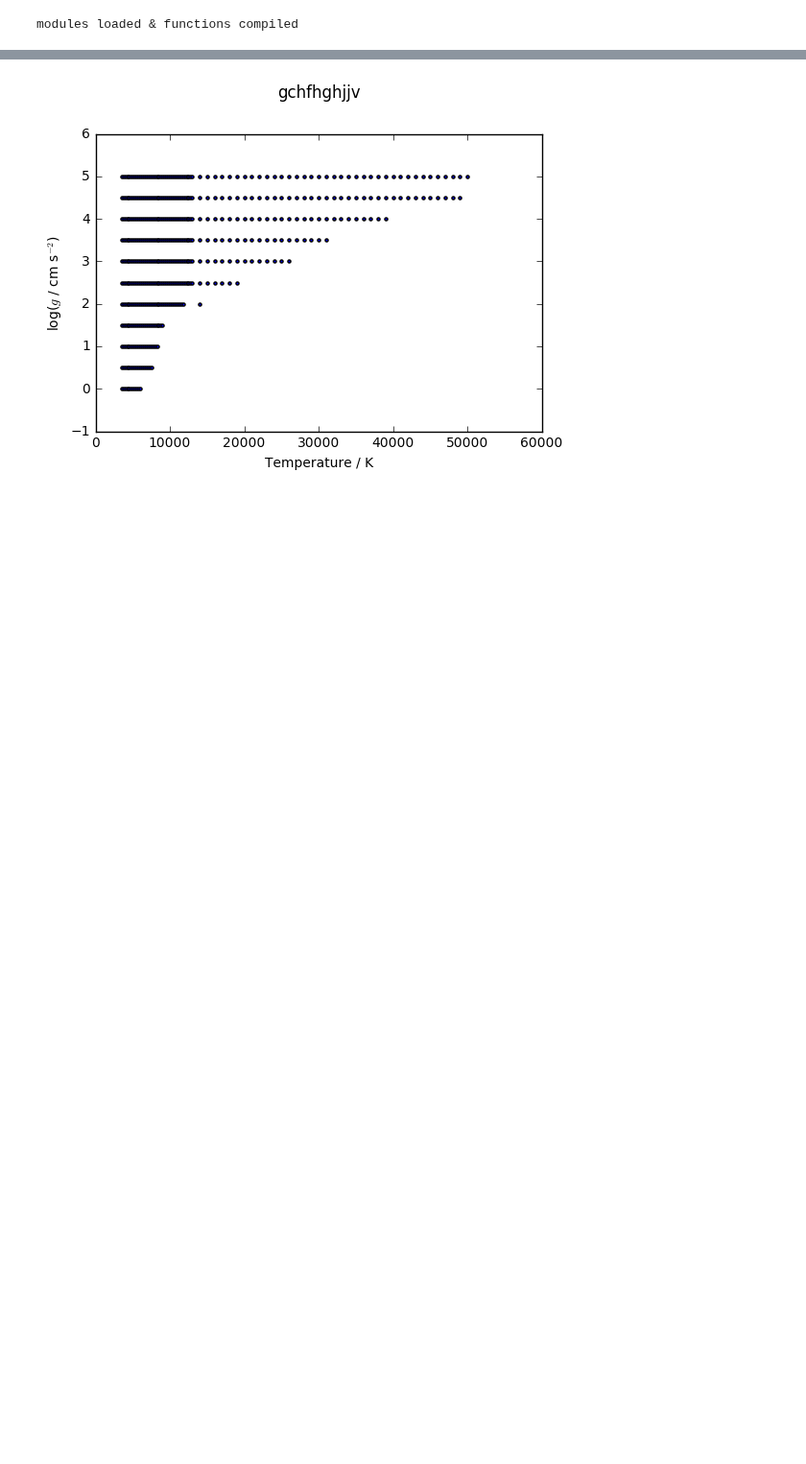
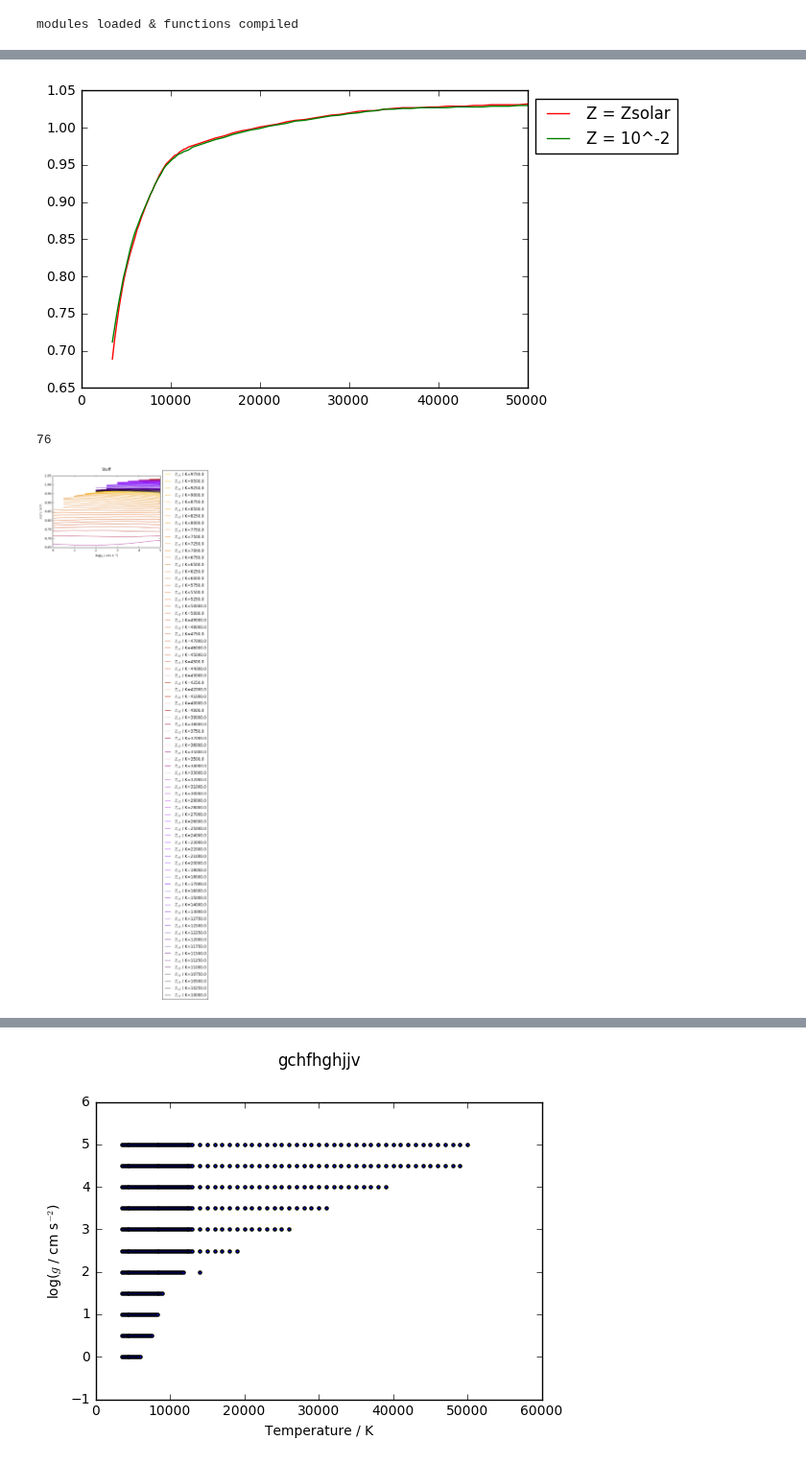
Before and after one commit to AlexlwAstro/phd_work, a Jupyter notebook: gaia_spectra_plots.ipynb, the cells around one changed output, grey strips where cells are left out. Shown at 96% size. Cells and saved outputs as stored; diff of their text form; code cells hidden in the pictures; blank space fills up the shorter version.

```diff
--- a/gaia_spectra_plots.ipynb
+++ b/gaia_spectra_plots.ipynb
@@ -60,7 +60,7 @@ def grid_vals_dict(input_arr,col_numb):
             if (input_arr[k,(col_numb - 1)] == j):
                 temp_k_list.append(input_arr[k,:])
         temp_k_array = np.array(temp_k_list)
-        print 'For column',col_numb,'value of',j,', the array has the following shape: ',temp_k_array.shape
+        #print 'For column',col_numb,'value of',j,', the array has the following shape: ',temp_k_array.shape
         col_var_arrs[str(j)] = temp_k_array
     print 'Final dictionary length: ',len(col_var_arrs)
     return col_var_arrs, col_vals
@@ -78,7 +78,7 @@ def dict_2D_plot(input_dict,ax,col_x,col_y,var_names,col_map):
     elif (col_x == 2):
         label_int = 0
 
-    plt.gca().set_color_cycle([col_map(j) for j in np.linspace(0.9, 0, len(input_dict))])
+    plt.gca().set_color_cycle([col_map(j) for j in np.linspace(1, 0, len(input_dict))])
     # grid_vals_dict gives the fixed value as the key for the array
     for i in reversed(sorted(input_dict.iterkeys())):
         ax.plot((input_dict[i])[:,(col_x-1)],(input_dict[i])[:,(col_y-1)],label=(var_names[label_int]+'='+i))
@@ -159,17 +159,26 @@ gaia_filter_G_bp_Av1z2 = Av1z2_data[:,3]
 gaia_filter_G_rp_Av1z2 = Av1z2_data[:,4]
 
 # Note: Teff is column 1, log(g) is column 2
-
-print 'Separating Av0z2 data into arrays'
+print '****Creating arrays****'
+print '****Separating data into arrays by log(g) values****'
 # dictionaries
 Av0zs_logg_fix,Av0zs_logg_vals = grid_vals_dict(Av0zs_data,2)
 Av1zs_logg_fix,Av1zs_logg_vals = grid_vals_dict(Av1zs_data,2)
 Av0z2_logg_fix,Av0z2_logg_vals = grid_vals_dict(Av0z2_data,2)
 Av1z2_logg_fix,Av1z2_logg_vals = grid_vals_dict(Av1z2_data,2)
 #print Av0z2_logg_fix['0.0']
-
+print '****Separating data into arrays by Teff values****'
+Av0zs_Teff_fix,Av0zs_Teff_vals = grid_vals_dict(Av0zs_data,1)
+Av1zs_Teff_fix,Av1zs_Teff_vals = grid_vals_dict(Av1zs_data,1)
+Av0z2_Teff_fix,Av0z2_Teff_vals = grid_vals_dict(Av0z2_data,1)
+Av1z2_Teff_fix,Av1z2_Teff_vals = grid_vals_dict(Av1z2_data,1)
+print '****Finished arrays****'
+#print type(Av0zs_Teff_vals[0])
 A_X_zs_gfix = diff_grid_dict(Av0zs_logg_fix,Av1zs_logg_fix)
 A_X_z2_gfix = diff_grid_dict(Av0z2_logg_fix,Av1z2_logg_fix)
+
+A_X_zs_Tfix = diff_grid_dict(Av0zs_Teff_fix,Av1zs_Teff_fix)
+A_X_z2_Tfix = diff_grid_dict(Av0z2_Teff_fix,Av1z2_Teff_fix)
 # %% [output]
     Reading A(v) = 0, Z = Zsolar model
 Total dataset:  (476L, 5L)
@@ -190,4 +199,25 @@ Separating Av0z2 data into arrays
 Raw A(X) dictionary complete
+# %%
+Teff_5_zs = (A_X_zs_gfix['5.0'])[:,0]
+A_G_5_zs = (A_X_zs_gfix['5.0'])[:,2]
+Teff_5_z2 = (A_X_z2_gfix['5.0'])[:,0]
+A_G_5_z2 = (A_X_z2_gfix['5.0'])[:,2]
+
+fig, ax = plt.subplots()
+ax.plot(Teff_5_zs,A_G_5_zs,'r',label='Z = Zsolar')
+ax.plot(Teff_5_z2,A_G_5_z2,'g',label='Z = 10^-2')
+plt.legend(loc='upper left', bbox_to_anchor=(1.0, 1.0))
+plt.show()
+
+print len(A_X_zs_Tfix)
+fig,ax = plt.subplots()
+col_map = plt.cm.gnuplot
+dict_2D_plot(A_X_zs_Tfix,ax,2,3,var_names,col_map)
+plt.show()
+# %% [output]
+[figure, added]
+76
+[figure, added]
 # %%
 """fig, gfix = plt.subplots()
 # colormap stuff
```
Also changed, not shown: parts of 3 cells of this notebook.
